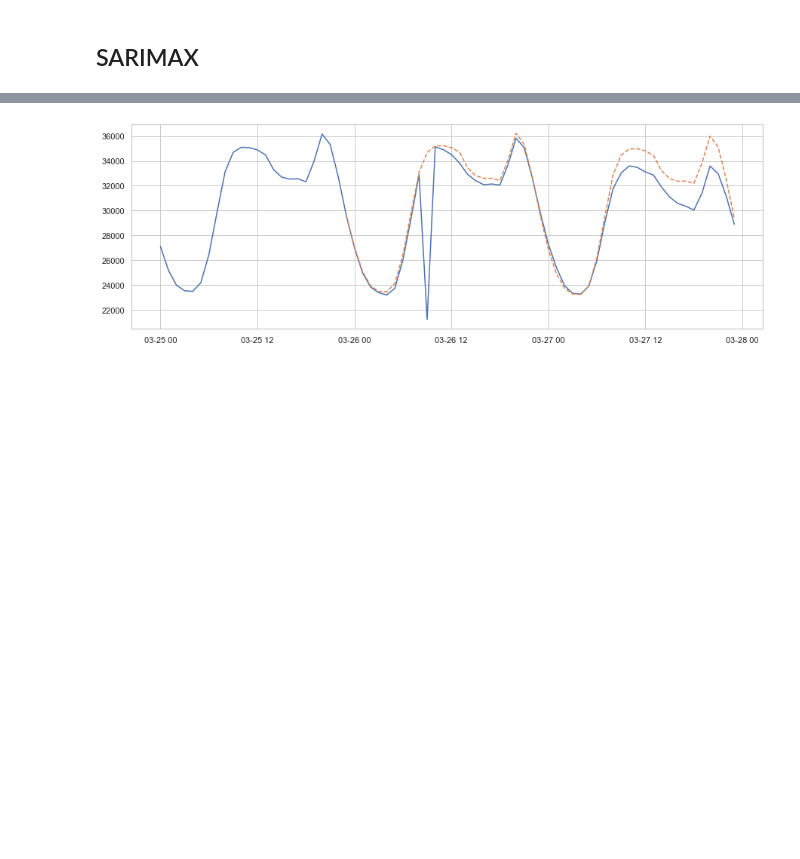
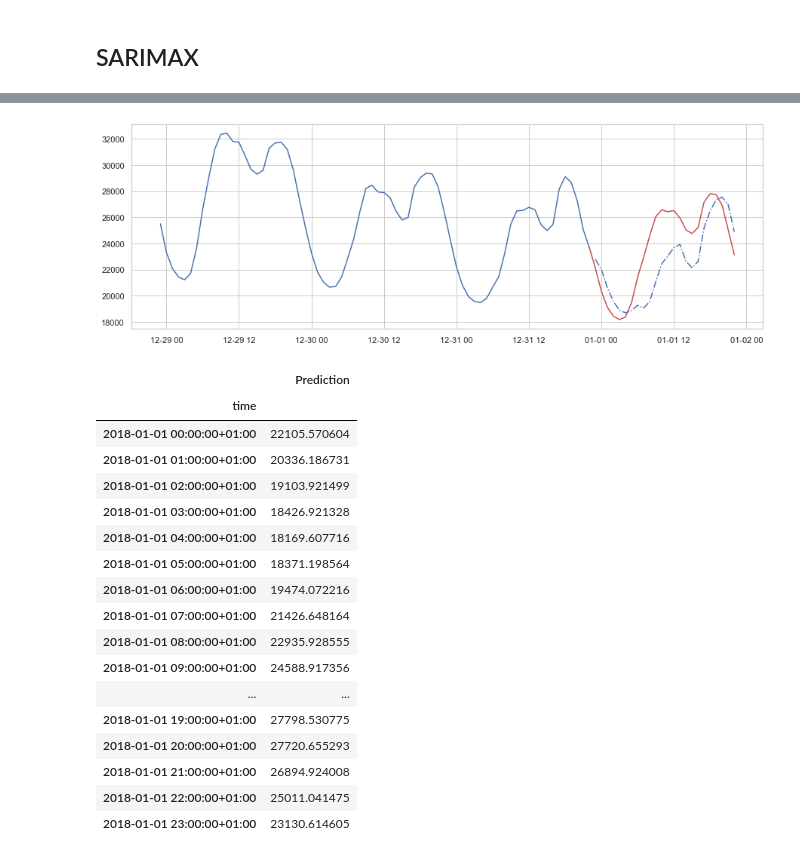
Before and after one commit to mendyhsu/Capstone, a Jupyter notebook: Modeling.ipynb, the cells around one changed output, grey strips where cells are left out. Saved outputs shown, nothing was run; the diff lists cells and outputs as text; code cells hidden in the pictures; blank space fills up the shorter version.

```diff
--- a/Modeling.ipynb
+++ b/Modeling.ipynb
@@ -208,0 +281,9 @@ exogs = df[['trend']].iloc[seg_ind*24 : (24*(seg_ind + 84 ) + 48)].copy()
+# %%
+df_train = df.loc['2017-10':'2017-12',:]
+
+df_test = df.loc['2018':].copy()
+# %%
+
+temp_full = df_train[['total load actual']]
+exogs = df_train[['trend']]
+temp = temp_full.copy()#.iloc[:-48].copy()
@@ -209,7 +305,8 @@ exogs = df[['trend']].iloc[seg_ind*24 : (24*(seg_ind + 84 ) + 48)].copy()
 # %%
-temp = temp_full.iloc[:-48].copy()
+
 print(temp[-1:])
-model = SARIMAX(temp, order=(1,1,1), seasonal_order=(1,1,0,24), exog=exogs.iloc[:-48],freq='H')
+
+model = SARIMAX(temp, order=(0,1,2), seasonal_order=(4,0,1,24), exog=exogs, freq='H')
 results = model.fit()
 
 ##
@@ -228,7 +325,6 @@ temp_full.iloc[-144:-48].plot(ax=ax)
 results.predict().iloc[-96:].plot(ax=ax)
 plt.show()
 
-
 # Create the 4 diagostics plots
 results.plot_diagnostics(figsize=(10,10))
 plt.show()
@@ -258,32 +354,57 @@ Warnings:
 # %%
 # Declare a variable called forecast_period with the amount of months to forecast, and
 # create a range of future dates that is the length of the periods you've chosen to forecast
-forecast_period = len(exogs.iloc[-48:])
+exog_test = df_test['trend'].iloc[:24]
 
-forecast = results.forecast(forecast_period, exog=exogs.iloc[-48:])
+forecast_period = len(exog_test)
+
+forecast = results.forecast(forecast_period, exog=exog_test)
 
 # date_range = pd.date_range(temp.index[-1], periods = forecast_period,
 #               freq='H').strftime("%Y-%m-%d-%H-%M-%S").tolist()
 
-date_range = exogs.iloc[-48:].index
+date_range = exog_test.index
 
 # Convert that range into a dataframe that includes your predictions
 future_months = pd.DataFrame(date_range, columns = ['time'])
-
+future_months
 
 # Let's now convert the 'Month' column to a datetime object with to_datetime
-future_months['time'] = pd.to_datetime(future_months['time'])
+# future_months['time'] = pd.to_datetime(future_months['time'])
+future_months['Prediction'] = forecast.values
 future_months.set_index('time', inplace = True)
-future_months['Prediction'] = forecast
 
 
 # Plot your future predictions
 # Call figure() on plt
 plt.figure(figsize=(15,5))
 plt.plot(temp_full.iloc[-72:])
-plt.plot(temp['total load actual'].iloc[-1:].append(future_months['Prediction']),'--')
+#plt.plot(df_test['total load actual'].loc[future_months.index],'-.')
+plt.plot(temp.iloc[-1:].append(future_months['Prediction']),'r-')
+plt.plot(df_test['total load actual'].loc[future_months.index],'b-.')
+
 plt.show()
+
+future_months
 # %% [output]
-[figure, old version]
+[figure, new version]
+|  | Prediction |
+| time |  |
+| 2018-01-01 00:00:00+01:00 | 22105.570604 |
+| 2018-01-01 01:00:00+01:00 | 20336.186731 |
+| 2018-01-01 02:00:00+01:00 | 19103.921499 |
+| 2018-01-01 03:00:00+01:00 | 18426.921328 |
+| 2018-01-01 04:00:00+01:00 | 18169.607716 |
+| 2018-01-01 05:00:00+01:00 | 18371.198564 |
+| 2018-01-01 06:00:00+01:00 | 19474.072216 |
+| 2018-01-01 07:00:00+01:00 | 21426.648164 |
+| 2018-01-01 08:00:00+01:00 | 22935.928555 |
+| 2018-01-01 09:00:00+01:00 | 24588.917356 |
+| ... | ... |
+| 2018-01-01 19:00:00+01:00 | 27798.530775 |
+| 2018-01-01 20:00:00+01:00 | 27720.655293 |
+| 2018-01-01 21:00:00+01:00 | 26894.924008 |
+| 2018-01-01 22:00:00+01:00 | 25011.041475 |
+| 2018-01-01 23:00:00+01:00 | 23130.614605 |
 # %%
 # Generate predictions
```
Also changed, not shown: parts of 37 cells of this notebook.
